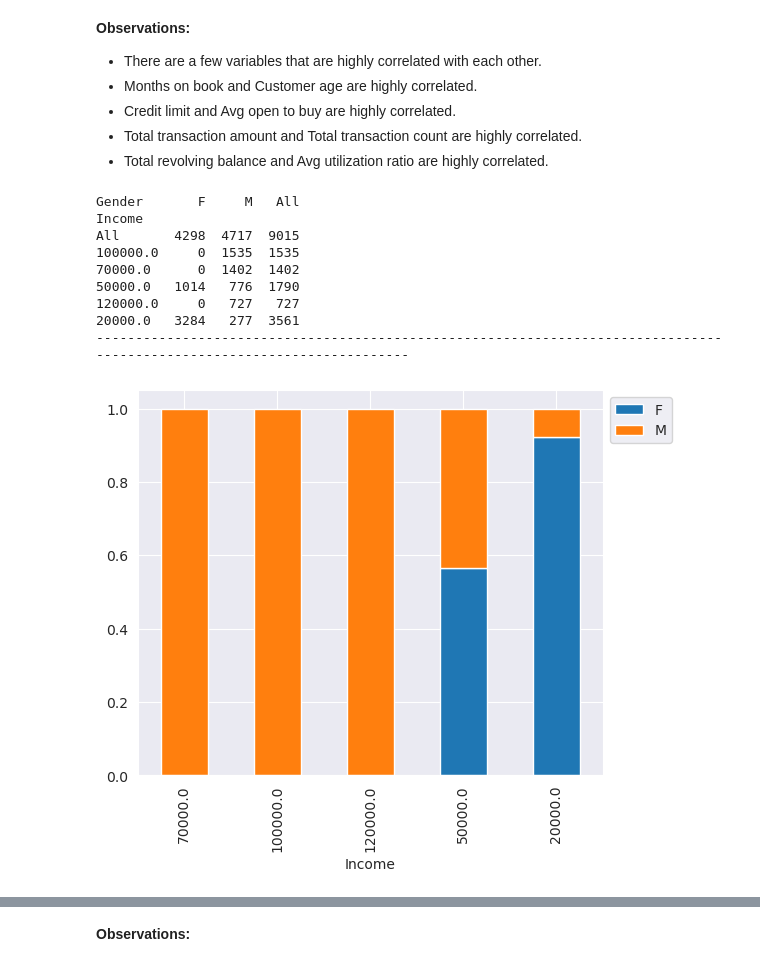
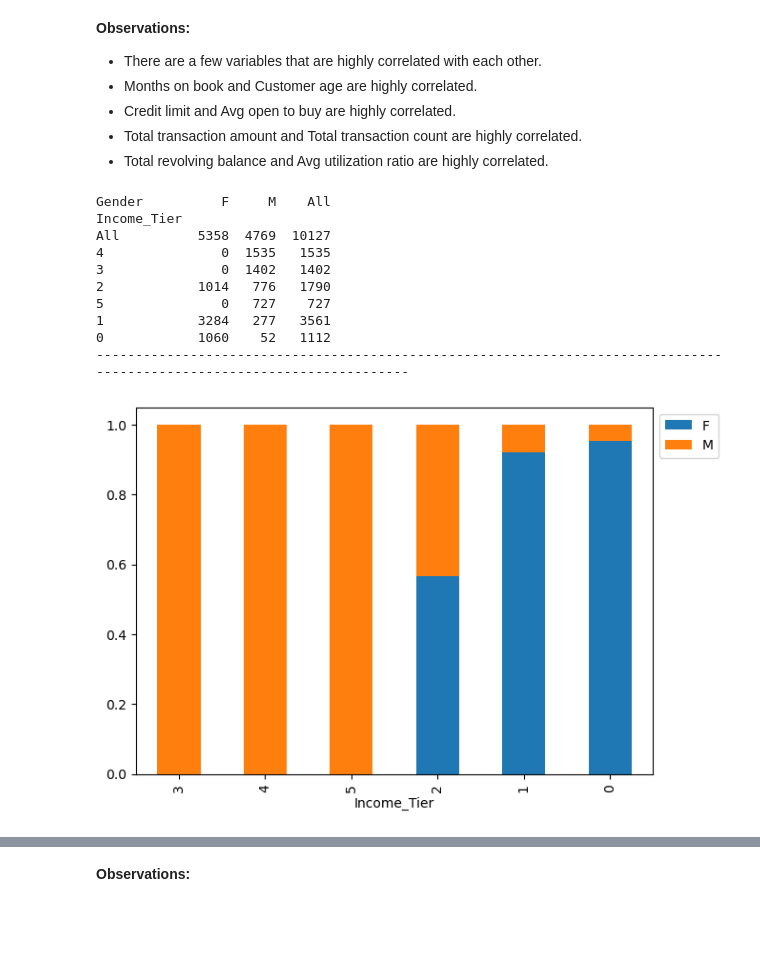
Before and after one commit to tinlong/AIML, a Jupyter notebook: Advanced Machine Learning/Project 3/Patrick_Leong_ETMT_Project_LearnerNotebook_FullCode_v2.ipynb, the cells around one changed output, grey strips where cells are left out. Drawn from its saved outputs; the diff is of its cells as text; code cells hidden in the pictures; blank space fills up the shorter version.

```diff
--- a/Advanced Machine Learning/Project 3/Patrick_Leong_ETMT_Project_LearnerNotebook_FullCode_v2.ipynb
+++ b/Advanced Machine Learning/Project 3/Patrick_Leong_ETMT_Project_LearnerNotebook_FullCode_v2.ipynb
@@ -210,14 +212,14 @@ Onto the second point: since the income category is ordinal, we can simply repla
 # %%
-df["Income"] = df["Income_Category"].replace(
+df["Income_Tier"] = df["Income_Category"].replace(
     {
-        "abc": np.nan,
-        "Less than $40K": 20000,
-        "$40K - $60K": 50000,
-        "$60K - $80K": 70000,
-        "$80K - $120K": 100000,
-        "$120K +": 120000,
+        "abc": 0,
+        "Less than $40K": 1,
+        "$40K - $60K": 2,
+        "$60K - $80K": 3,
+        "$80K - $120K": 4,
+        "$120K +": 5,
     }
-).astype(float)
+).astype(int)
 
 df.info()
 # %% [output]
@@ -566,18 +568,19 @@ plt.show()
 - Total revolving balance and Avg utilization ratio are highly correlated.
 # %%
 # stacked graph between Income and Gender
-stacked_barplot(df, "Income", "Gender")
+stacked_barplot(df, "Income_Tier", "Gender")
 # %% [output]
-Gender       F     M   All
-Income
-All       4298  4717  9015
-100000.0     0  1535  1535
-70000.0      0  1402  1402
-50000.0   1014   776  1790
-120000.0     0   727   727
-20000.0   3284   277  3561
+Gender          F     M    All
+Income_Tier
+All          5358  4769  10127
+4               0  1535   1535
+3               0  1402   1402
+2            1014   776   1790
+5               0   727    727
+1            3284   277   3561
+0            1060    52   1112
 ------------------------------------------------------------------------------------------------------------------------
-[figure, old version]
+[figure, new version]
 # %%
 # visualize relationship between Attrition Flag and Customer Age
 distribution_plot_wrt_target(df, "Customer_Age", "Attrition_Flag")
```
Also changed, not shown: parts of 51 cells of this notebook.
